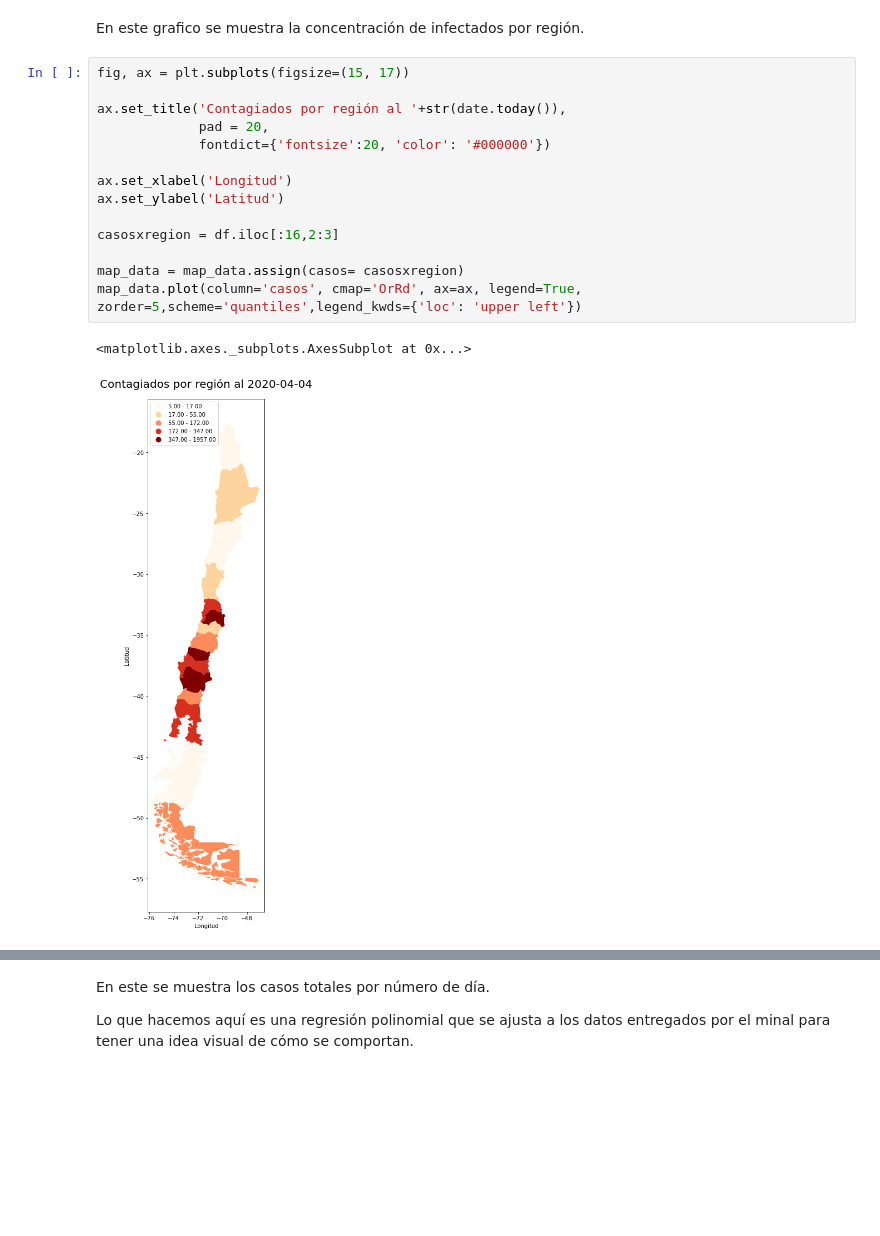
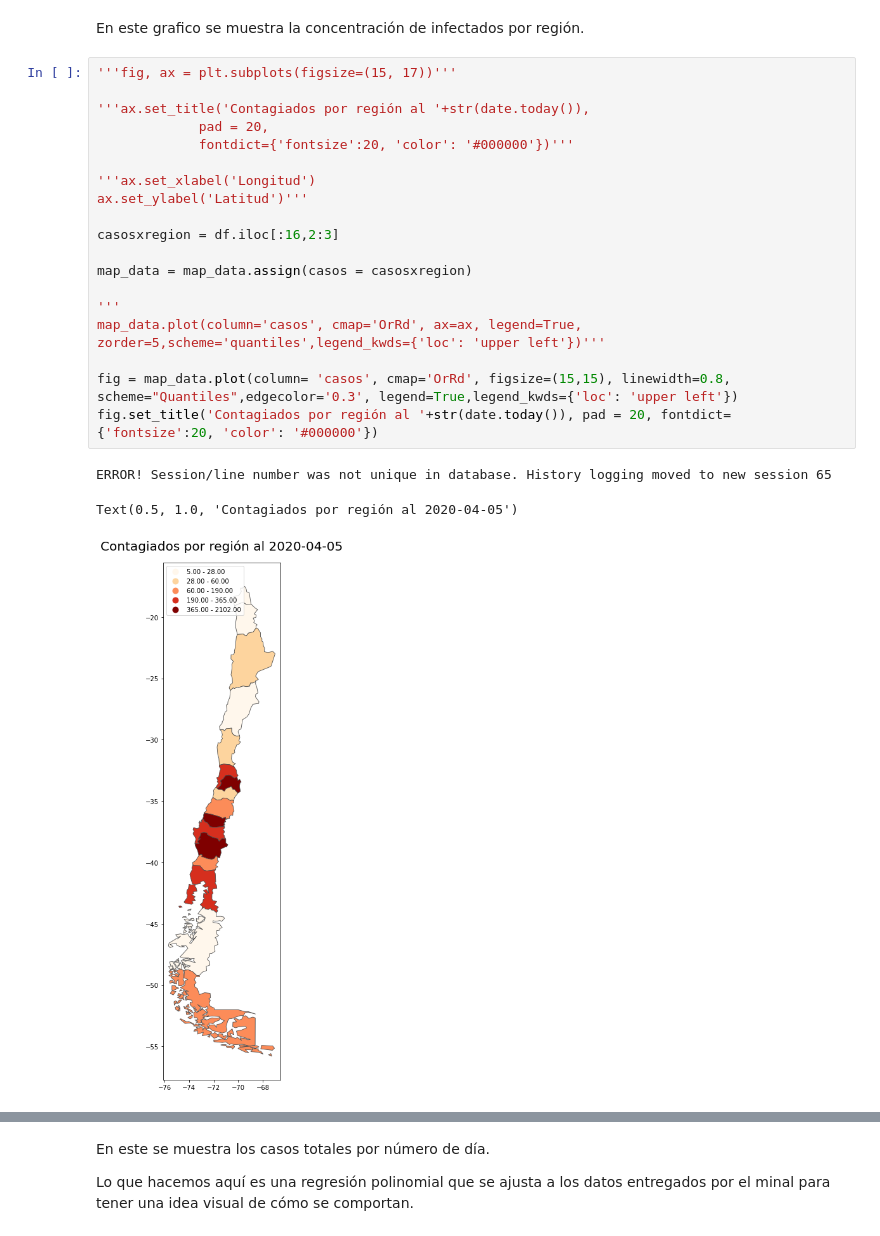
Before and after one commit to White-Mask/COVID-19-Chile-Coronavirus, a Jupyter notebook: Notebook/Analisis_COVID-19_chile.ipynb, the cells around one changed output, grey strips where cells are left out. Drawn from its saved outputs; the diff is of its cells as text; blank space fills up the shorter version.

```diff
--- a/Notebook/Analisis_COVID-19_chile.ipynb
+++ b/Notebook/Analisis_COVID-19_chile.ipynb
@@ -173,19 +175,25 @@ Drive already mounted at /content/drive; to attempt to forcibly remount, call dr
 # %% [markdown]
 En este grafico se muestra la concentración de infectados por región.
 # %%
-fig, ax = plt.subplots(figsize=(15, 17))
+'''fig, ax = plt.subplots(figsize=(15, 17))'''
 
-ax.set_title('Contagiados por región al '+str(date.today()),
+'''ax.set_title('Contagiados por región al '+str(date.today()),
              pad = 20,
-             fontdict={'fontsize':20, 'color': '#000000'})
+             fontdict={'fontsize':20, 'color': '#000000'})'''
 
-ax.set_xlabel('Longitud')
-ax.set_ylabel('Latitud')
+'''ax.set_xlabel('Longitud')
+ax.set_ylabel('Latitud')'''
 
 casosxregion = df.iloc[:16,2:3]
 
-map_data = map_data.assign(casos= casosxregion)
-map_data.plot(column='casos', cmap='OrRd', ax=ax, legend=True, zorder=5,scheme='quantiles',legend_kwds={'loc': 'upper left'})
+map_data = map_data.assign(casos = casosxregion)
+
+'''
+map_data.plot(column='casos', cmap='OrRd', ax=ax, legend=True, zorder=5,scheme='quantiles',legend_kwds={'loc': 'upper left'})'''
+
+fig = map_data.plot(column= 'casos', cmap='OrRd', figsize=(15,15), linewidth=0.8, scheme="Quantiles",edgecolor='0.3', legend=True,legend_kwds={'loc': 'upper left'})
+fig.set_title('Contagiados por región al '+str(date.today()), pad = 20, fontdict={'fontsize':20, 'color': '#000000'})
 # %% [output]
-<matplotlib.axes._subplots.AxesSubplot at 0x...>
+ERROR! Session/line number was not unique in database. History logging moved to new session 65
+Text(0.5, 1.0, 'Contagiados por región al 2020-04-05')
-[figure, old version]
+[figure, new version]
```
Also changed, not shown: parts of 14 cells of this notebook, 33 other files.
